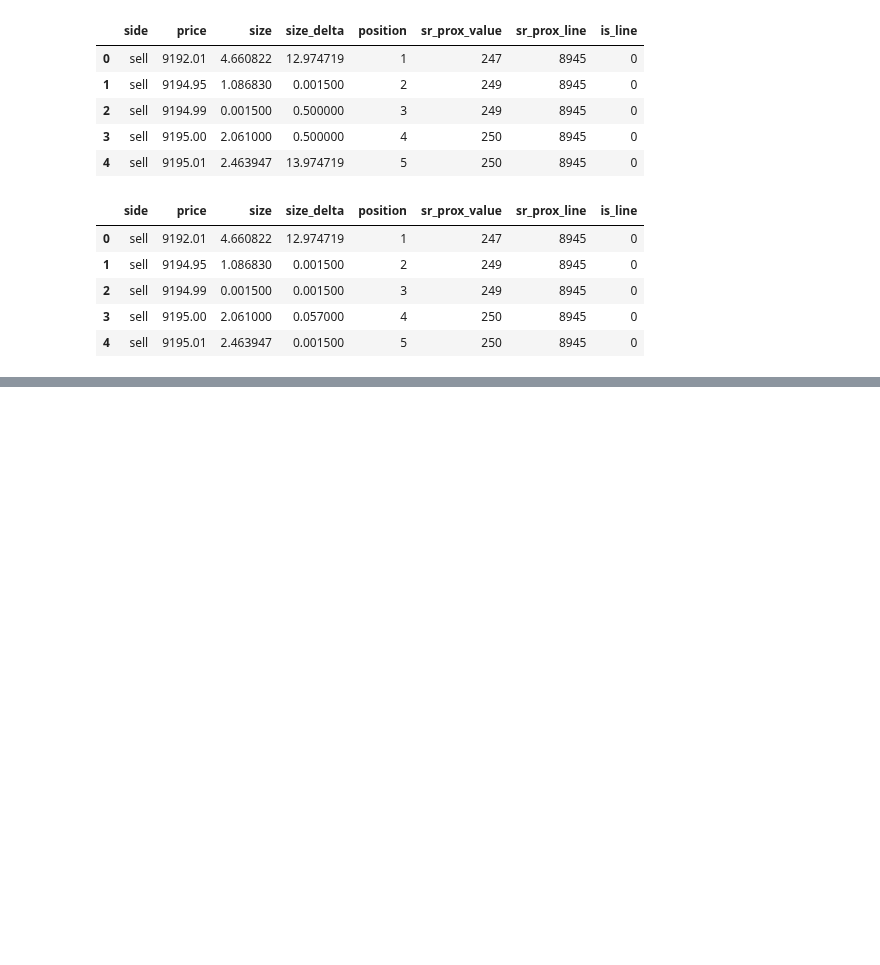
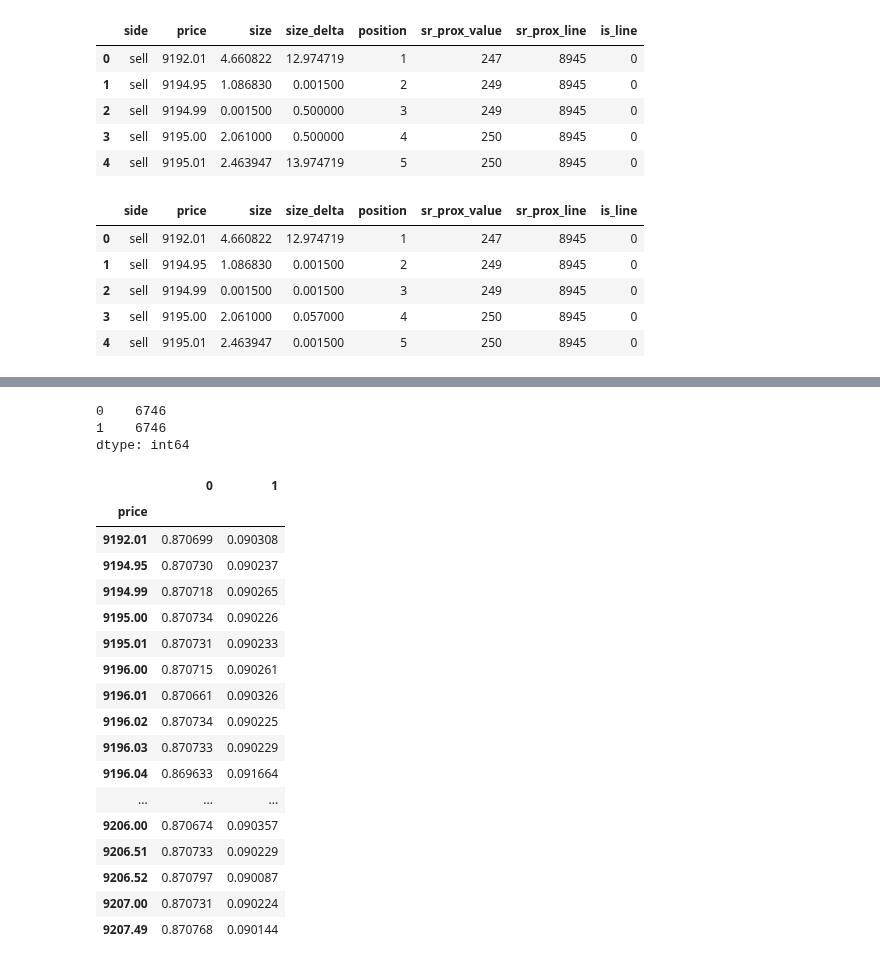
Before and after one commit to timothyyu/gdax-orderbook-ml, a Jupyter notebook: 8_program_structure_improvement.ipynb, the cells around one changed output, grey strips where cells are left out. Saved outputs shown, nothing was run; the diff lists cells and outputs as text; code cells hidden in the pictures; blank space fills up the shorter version.

Commit message:
model structure update

```diff
--- a/8_program_structure_improvement.ipynb
+++ b/8_program_structure_improvement.ipynb
@@ -811,9 +833,9 @@ array([8740, 8748, 8757, 8770, 8773, 8785, 8786, 8801, 8802, 8824, 8840,
 # %%
-# Categorical + Onehot encoding
+# Categorical + Onehot encoding + fit_transform()
 
-data = snapshot_asks_df.values
-X = data[:,1:6]
-y = data[:,6:7]
+data = snapshot_state1_df.values
+X = data[:,1:7]
+y = data[:,7:8]
 y = np.ravel(y)
 label_encoder = LabelEncoder()
 encoded_y = label_encoder.fit_transform(y)
@@ -835,0 +918,6 @@ print(Xshapetest2.shape)
+# %%
+# Reshaping of X input/features for LSTM model
+print(X.shape)
+X_shaped = np.reshape(X, (X.shape[0], 1, X.shape[1]))
+    # [samples, timesteps, features]
+print(X_shaped.shape)
@@ -880,10 +1035,10 @@ model4.summary()
 # %%
-model4.fit(
-    Xshapetest2,
-    onehot_yt,
-    epochs=25,
+model.fit(
+    X_shaped,
+    onehot_y,
+    epochs=50,
     shuffle=False, #Set shuffle to false when stateful = True in model definition above
     verbose=2,
-    batch_size=batch_size,
-    validation_data=(Xshapetest2, onehot_yt)
+    batch_size=batch_size
+    #,validation_data=(X_shaped, onehot_y)
 )
@@ -893,6 +1070,7 @@ print(f"Test model - Loss: {model_loss}, Accuracy: {model_accuracy}")
 # %%
-model4.predict(Xshapetest2,batch_size=batch_size)
-bt = model4.predict(Xshapetest2,batch_size=batch_size)
+model.predict(X_shaped,batch_size=batch_size)
+bt = model.predict(X_shaped,batch_size=batch_size)
 bt_df = pd.DataFrame(bt)
-bt_df.index = snapshot_asks_df['price'].values
-bt_df.head(15)
+bt_df.index = snapshot_state1_df['price'].values
+# Restore 'price' to results/index
+bt_df.index.name = 'price'
@@ -898,0 +1121,32 @@ bt_df.head(15)
+# %%
+# Autogenerated Support and Resistance values
+ml_results_modified
+
+# Upper/lower bounds for dataframe query from min/max values
+price_limit_lower=  (min(ml_results_modified) - 1000)
+price_limit_upper = (max(ml_results_modified) + 1000)
+query_df = bt_df[(bt_df.index >= price_limit_lower) & (bt_df.index <= price_limit_upper)]
+print(query_df.count())
+query_df.head(50)
+# %% [output]
+0    6746
+1    6746
+dtype: int64
+|  | 0 | 1 |
+| price |  |  |
+| 9192.01 | 0.870699 | 0.090308 |
+| 9194.95 | 0.870730 | 0.090237 |
+| 9194.99 | 0.870718 | 0.090265 |
+| 9195.00 | 0.870734 | 0.090226 |
+| 9195.01 | 0.870731 | 0.090233 |
+| 9196.00 | 0.870715 | 0.090261 |
+| 9196.01 | 0.870661 | 0.090326 |
+| 9196.02 | 0.870734 | 0.090225 |
+| 9196.03 | 0.870733 | 0.090229 |
+| 9196.04 | 0.869633 | 0.091664 |
+| ... | ... | ... |
+| 9206.00 | 0.870674 | 0.090357 |
+| 9206.51 | 0.870733 | 0.090229 |
+| 9206.52 | 0.870797 | 0.090087 |
+| 9207.00 | 0.870731 | 0.090224 |
+| 9207.49 | 0.870768 | 0.090144 |
```
Also changed, not shown: parts of 43 cells of this notebook.
